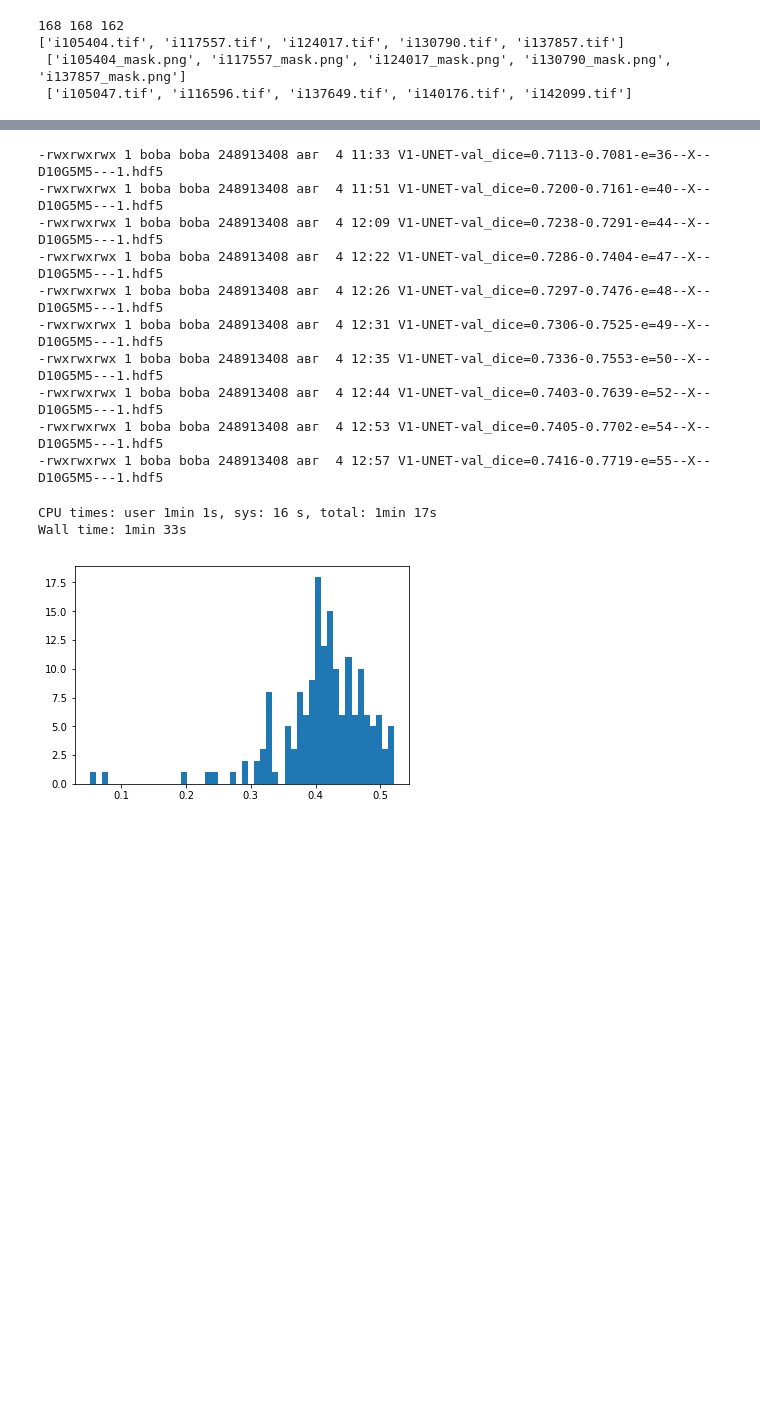
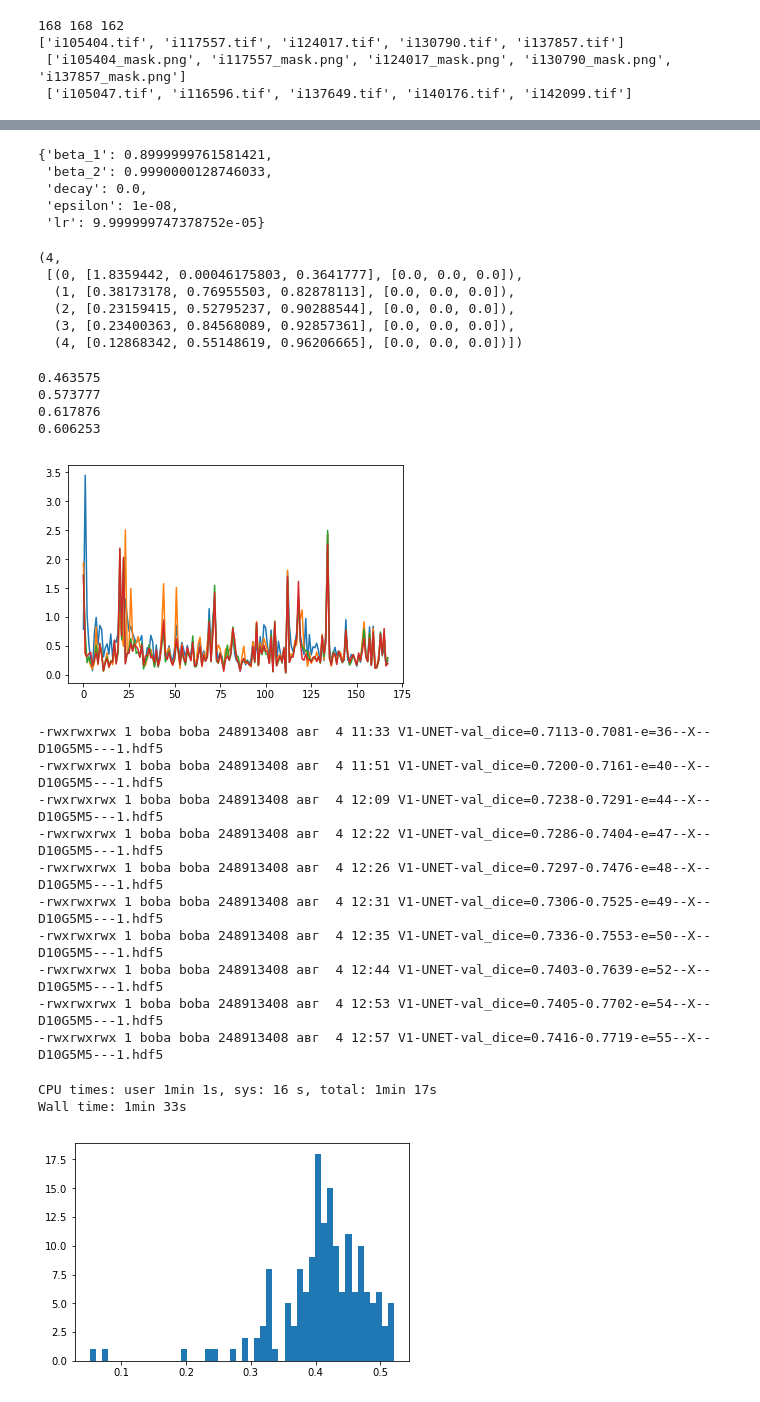
Before and after one commit to SorokinV/TopCoder-2017-07-Pathologic-Segmentation, a Jupyter notebook: Jupyter-Net/Konica-V1-UNet-KFold-Level-1-lossX.ipynb, the cells around one changed output, grey strips where cells are left out. Saved outputs shown, nothing was run; the diff lists cells and outputs as text; code cells hidden in the pictures; blank space fills up the shorter version.

Commit message:
PostAnalyze. Techinical

```diff
--- a/Jupyter-Net/Konica-V1-UNet-KFold-Level-1-lossX.ipynb
+++ b/Jupyter-Net/Konica-V1-UNet-KFold-Level-1-lossX.ipynb
@@ -202,7 +199,7 @@ mean=[ 0.6473997   0.48950165  0.70839568] std=[ 0.06249822  0.09179847  0.08778
  0.0,
  1.0)
 # %%
-for xx in range(5) :
+for xx in range(0) :
     img = trX[xx]
     xxm = trY[xx]
     plt.subplot(121); plt.imshow(img); plt.subplot(122); plt.imshow(xxm[:,:,0],'gray'); plt.show()
@@ -337,14 +359,15 @@ def modelBuild (input_shape) :
 #    model = UNet(input_shape,depth=5-1,n_out=1,dropout=0.05,batch=False)
 #    model = UNet(input_shape,depth=5-1,n_out=1,dropout=0.75,batch=False)
     #model = UNet(input_shape,depth=5-1,n_out=1,dropout=0.05,batch=False)
-    model = UNet(input_shape,depth=5-1+1,n_out=1,dropout=0.07,batch=False) # for lucky !!!!!!!!!!!!!!!!!!!!!!!!!
+    model = UNet(input_shape,depth=5-1+1,n_out=1,dropout=0.07,batch=False)
     return(model)
 
 def modelCompile (model, lr=0.01) :
     sgd = keras.optimizers.SGD(lr=lr, momentum=0.9, nesterov=True)
+    adam = keras.optimizers.adam(lr=0.0001)
     #model.compile(loss='mean_absolute_error',  #'binary_crossentropy',
-    model.compile(loss='binary_crossentropy', #'mean_absolute_error',  #'binary_crossentropy',
-                  optimizer=sgd, #sgd, #"adam", #'rmsprop',
+    model.compile(loss=lossXdice, # 'binary_crossentropy', #'mean_absolute_error',  #'binary_crossentropy',
+                  optimizer=adam, #sgd, #"adam", #'rmsprop',
                   metrics=[dice,'binary_accuracy']) #['binary_accuracy']) #[fbeta_pred]) #['accuracy',fbeta_pred]) #['accuracy'])
     return(model)
 
@@ -355,7 +378,7 @@ def buildModel (input_shape) :
 #    model = UNet(input_shape,depth=5-1,n_out=1,dropout=0.75,batch=False)
     model = UNet(input_shape,depth=5-1,n_out=1,dropout=0.05,batch=False)
 
-    sgd = keras.optimizers.SGD(lr=0.01, momentum=0.9, nesterov=True)
+    sgd  = keras.optimizers.SGD(lr=0.01, momentum=0.9, nesterov=True)
     #model.compile(loss='mean_absolute_error',  #'binary_crossentropy',
     model.compile(loss='binary_crossentropy', #'mean_absolute_error',  #'binary_crossentropy',
                   optimizer=sgd, #sgd, #"adam", #'rmsprop',
@@ -393,7 +416,7 @@ batch_size = 1
 #foldN      = trX.shape[0]/folds+1;
 #foldN, foldN*4, trX.shape[0], len(tFold), len(vFold)
 # %%
-epochs     = 150
+epochs     =  150
 #epochs     = 50
 verbose    = 2
 batch_size = 1
@@ -410,7 +433,7 @@ foldN      = trX.shape[0]/folds+1
 print(datetime.datetime.now(),'Training with folds')
 
 ##for i in range(folds) :
-for i in [1,2] : #range(1,3) :
+for i in [1] : #[1,2] : #range(1,3) :
 
     print(datetime.datetime.now(),'------------>',i)
 
@@ -418,16 +441,16 @@ for i in [1,2] : #range(1,3) :
     model10 = modelBuild((trX.shape[1],trX.shape[2],trX.shape[3]))
     ############if 1 : model10.load_weights('../Temp/TempTempG5M5KFoldMean/V1-UNET-val_dice=0.7660-2.hdf5')
     model10 = modelCompile(model10)
-    flag = 1
+    flag = 0
     if flag : model10.load_weights('../Temp/NewStep/Level-1-loss/V1-UNET-val_dice=0.7416-0.7719-e=55--X--D10G5M5---1.hdf5')
     flag = 0
 
-    early_stopping = EarlyStopping(monitor='val_loss', patience=10,min_delta=0.0001,verbose=1)
+    early_stopping = EarlyStopping(monitor='val_loss', patience=20,min_delta=0.0001,verbose=1)
 #    early_stopping = EarlyStopping(monitor='val_loss', patience=5,min_delta=0.0001,verbose=1)
-    reduce_lr1     = ReduceLROnPlateau(monitor='val_loss', factor=0.5, patience=3, min_lr=0.0000001,verbose=1)
-    reduce_lr2     = ReduceLROnPlateau(monitor='loss',     factor=0.2, patience=3, min_lr=0.0000001,verbose=1)
+    reduce_lr1     = ReduceLROnPlateau(monitor='val_loss', factor=0.5, patience=8, min_lr=0.0000001,verbose=1)
+    reduce_lr2     = ReduceLROnPlateau(monitor='loss',     factor=0.2, patience=8, min_lr=0.0000001,verbose=1)
 
-    filepath="../Temp/NewStep/Level-1-loss/V1-UNET-val_"+metric+"={val_"+metric+":.4f}-{"+metric+":.4f}-e={epoch}--X--D10G5M5---"+str(i)+".hdf5"
+    filepath="../Temp/NewStep/PostAnalyze/V1-UNET-val_"+metric+"={val_"+metric+":.4f}-{"+metric+":.4f}-e={epoch}--X--ADAM---"+str(i)+".hdf5"
     #filepath="../Temp/NewStep/StandartF5/V1-UNET-val_"+metric+"={val_"+metric+":.4f}-{"+metric+":.4f}---"+str(i)+".hdf5"
     #filepath="../Temp/TempTempG5M5KFold10/V1-UNET-val_"+metric+"={val_"+metric+":.4f}-{"+metric+":.4f}---"+str(i)+".hdf5"
     #checkpoint = ModelCheckpoint(filepath, monitor='val_acc', verbose=1, save_best_only=True, mode='max')
@@ -443,6 +466,21 @@ for i in [1,2] : #range(1,3) :
 
     vFold = [not xx for xx in tFold]
 
+    if 0 :
+        bba = []
+        for ii in range(4) :
+            print(ii,'--------->')
+            bbb, tt = [], 20
+            for bb in range(trX.shape[0]) :
+                #if bb<> 1 :
+                    te = model10.test_on_batch(trX[bb:bb+1],trY[bb:bb+1])
+                    if bb>tt : tr = model10.train_on_batch(trX[bb:bb+1],trY[bb:bb+1])
+                    else : tr = [0.0]*3
+                    bbb.append((bb,te,tr))
+                    if tr[0]>=15.0 : print(bb,te,tr)
+            bba.append(bbb)
+        break
+
     #hist1  = model10.fit(trX[low:high],trY[low:high],
     hist1  = model10.fit(trX[tFold],trY[tFold],
                         epochs=epochs, batch_size=batch_size,
@@ -477,3 +514,31 @@ KeyboardInterrupt:
+# %%
+model10.optimizer.get_config()
+# %% [output]
+{'beta_1': 0.8999999761581421,
+ 'beta_2': 0.9990000128746033,
+ 'decay': 0.0,
+ 'epsilon': 1e-08,
+ 'lr': 9.999999747378752e-05}
+# %%
+len(bba),bba[3][0:5]
+# %% [output]
+(4,
+ [(0, [1.8359442, 0.00046175803, 0.3641777], [0.0, 0.0, 0.0]),
+  (1, [0.38173178, 0.76955503, 0.82878113], [0.0, 0.0, 0.0]),
+  (2, [0.23159415, 0.52795237, 0.90288544], [0.0, 0.0, 0.0]),
+  (3, [0.23400363, 0.84568089, 0.92857361], [0.0, 0.0, 0.0]),
+  (4, [0.12868342, 0.55148619, 0.96206665], [0.0, 0.0, 0.0])])
+# %%
+for i in range(0,len(bba)) :
+    plt.plot(np.array([xx[0] for _,xx,_ in bba[i]]));
+    print(np.array([xx[1] for _,xx,_ in bba[i]]).mean())
+plt.show(); plt.close()
+# %% [output]
+0.463575
+0.573777
+0.617876
+0.606253
+[figure, added]
 # %%
 #!ls ../Temp/TempTempG5M5KFold -la | tail
 #!ls ../Temp/TempTempG5M5KFold10 -la | tail
```
Also changed, not shown: parts of 8 cells of this notebook.
